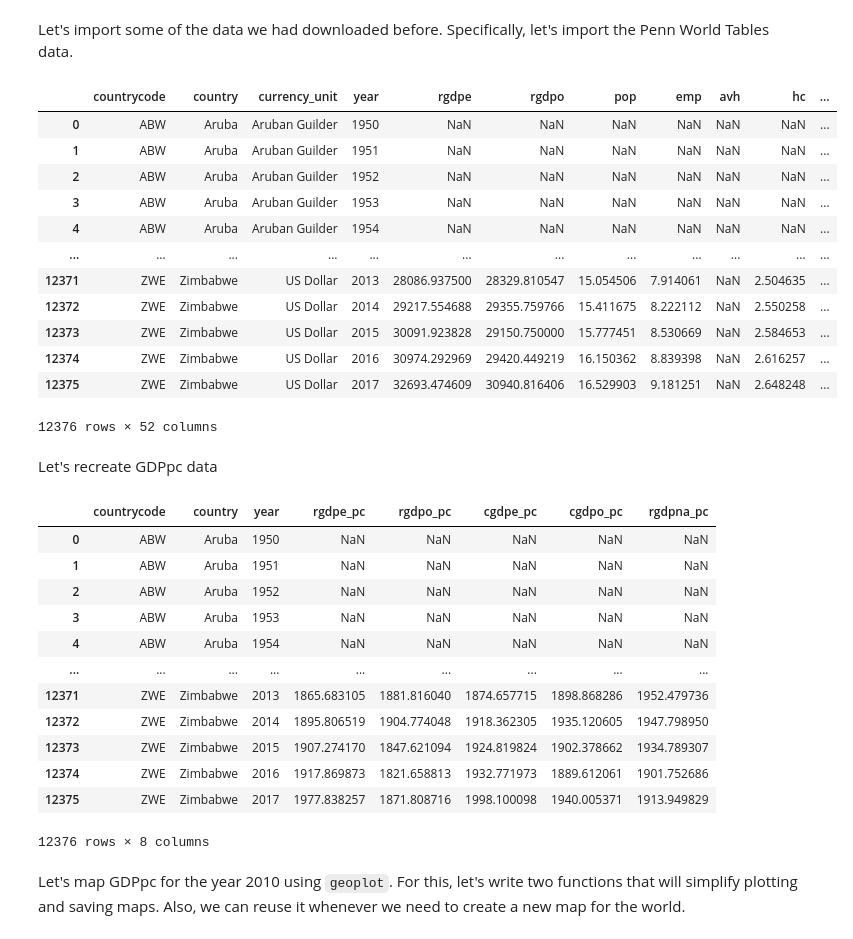
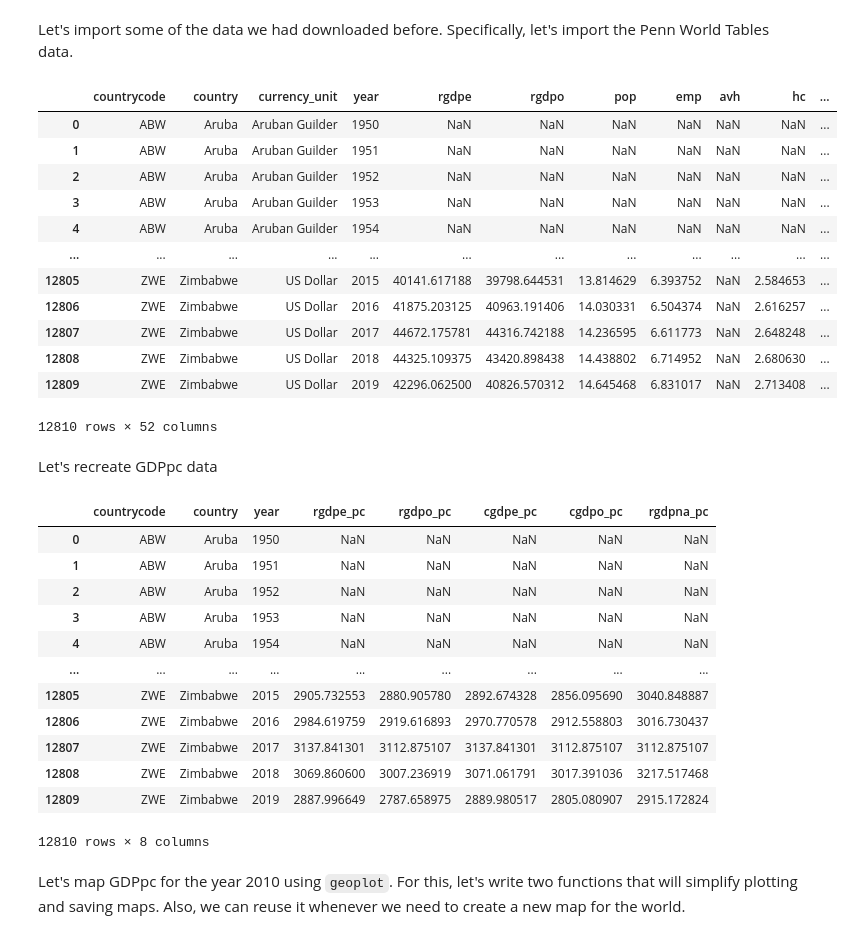
Before and after one commit to SMU-Econ-Growth/EconGrowthUG-Notebooks, a Jupyter notebook: GIS-with-Python.ipynb, the cells around one changed output. Cells and saved outputs as stored; diff of their text form; code cells hidden in the pictures.

```diff
--- a/GIS-with-Python.ipynb
+++ b/GIS-with-Python.ipynb
@@ -412,23 +412,23 @@ import textwrap
 # %% [markdown]
 Let's import some of the data we had downloaded before. Specifically, let's import the Penn World Tables data.
 # %%
-pwt = pd.read_stata(pathout + 'pwt91.dta')
-pwt_xls = pd.read_excel(pathout + 'pwt91.xlsx')
+pwt = pd.read_stata(pathout + 'pwt.dta')
+pwt_xls = pd.read_excel(pathout + 'pwt.xlsx')
 pwt
 # %% [output]
 |  | countrycode | country | currency_unit | year | rgdpe | rgdpo | pop | emp | avh | hc | ... |
 | 0 | ABW | Aruba | Aruban Guilder | 1950 | NaN | NaN | NaN | NaN | NaN | NaN | ... |
 | 1 | ABW | Aruba | Aruban Guilder | 1951 | NaN | NaN | NaN | NaN | NaN | NaN | ... |
 | 2 | ABW | Aruba | Aruban Guilder | 1952 | NaN | NaN | NaN | NaN | NaN | NaN | ... |
 | 3 | ABW | Aruba | Aruban Guilder | 1953 | NaN | NaN | NaN | NaN | NaN | NaN | ... |
 | 4 | ABW | Aruba | Aruban Guilder | 1954 | NaN | NaN | NaN | NaN | NaN | NaN | ... |
 | ... | ... | ... | ... | ... | ... | ... | ... | ... | ... | ... | ... |
-| 12371 | ZWE | Zimbabwe | US Dollar | 2013 | 28086.937500 | 28329.810547 | 15.054506 | 7.914061 | NaN | 2.504635 | ... |
-| 12372 | ZWE | Zimbabwe | US Dollar | 2014 | 29217.554688 | 29355.759766 | 15.411675 | 8.222112 | NaN | 2.550258 | ... |
-| 12373 | ZWE | Zimbabwe | US Dollar | 2015 | 30091.923828 | 29150.750000 | 15.777451 | 8.530669 | NaN | 2.584653 | ... |
-| 12374 | ZWE | Zimbabwe | US Dollar | 2016 | 30974.292969 | 29420.449219 | 16.150362 | 8.839398 | NaN | 2.616257 | ... |
-| 12375 | ZWE | Zimbabwe | US Dollar | 2017 | 32693.474609 | 30940.816406 | 16.529903 | 9.181251 | NaN | 2.648248 | ... |
+| 12805 | ZWE | Zimbabwe | US Dollar | 2015 | 40141.617188 | 39798.644531 | 13.814629 | 6.393752 | NaN | 2.584653 | ... |
+| 12806 | ZWE | Zimbabwe | US Dollar | 2016 | 41875.203125 | 40963.191406 | 14.030331 | 6.504374 | NaN | 2.616257 | ... |
+| 12807 | ZWE | Zimbabwe | US Dollar | 2017 | 44672.175781 | 44316.742188 | 14.236595 | 6.611773 | NaN | 2.648248 | ... |
+| 12808 | ZWE | Zimbabwe | US Dollar | 2018 | 44325.109375 | 43420.898438 | 14.438802 | 6.714952 | NaN | 2.680630 | ... |
+| 12809 | ZWE | Zimbabwe | US Dollar | 2019 | 42296.062500 | 40826.570312 | 14.645468 | 6.831017 | NaN | 2.713408 | ... |
-12376 rows × 52 columns
+12810 rows × 52 columns
 # %% [markdown]
 Let's recreate GDPpc data
 # %%
@@ -450,12 +450,12 @@ pwt[['countrycode', 'country', 'year'] + gdppccols]
 | 3 | ABW | Aruba | 1953 | NaN | NaN | NaN | NaN | NaN |
 | 4 | ABW | Aruba | 1954 | NaN | NaN | NaN | NaN | NaN |
 | ... | ... | ... | ... | ... | ... | ... | ... | ... |
-| 12371 | ZWE | Zimbabwe | 2013 | 1865.683105 | 1881.816040 | 1874.657715 | 1898.868286 | 1952.479736 |
-| 12372 | ZWE | Zimbabwe | 2014 | 1895.806519 | 1904.774048 | 1918.362305 | 1935.120605 | 1947.798950 |
-| 12373 | ZWE | Zimbabwe | 2015 | 1907.274170 | 1847.621094 | 1924.819824 | 1902.378662 | 1934.789307 |
-| 12374 | ZWE | Zimbabwe | 2016 | 1917.869873 | 1821.658813 | 1932.771973 | 1889.612061 | 1901.752686 |
-| 12375 | ZWE | Zimbabwe | 2017 | 1977.838257 | 1871.808716 | 1998.100098 | 1940.005371 | 1913.949829 |
+| 12805 | ZWE | Zimbabwe | 2015 | 2905.732553 | 2880.905780 | 2892.674328 | 2856.095690 | 3040.848887 |
+| 12806 | ZWE | Zimbabwe | 2016 | 2984.619759 | 2919.616893 | 2970.770578 | 2912.558803 | 3016.730437 |
+| 12807 | ZWE | Zimbabwe | 2017 | 3137.841301 | 3112.875107 | 3137.841301 | 3112.875107 | 3112.875107 |
+| 12808 | ZWE | Zimbabwe | 2018 | 3069.860600 | 3007.236919 | 3071.061791 | 3017.391036 | 3217.517468 |
+| 12809 | ZWE | Zimbabwe | 2019 | 2887.996649 | 2787.658975 | 2889.980517 | 2805.080907 | 2915.172824 |
-12376 rows × 8 columns
+12810 rows × 8 columns
 # %% [markdown]
 Let's map GDPpc for the year 2010 using ``geoplot``. For this, let's write two functions that will simplify plotting and saving maps. Also, we can reuse it whenever we need to create a new map for the world.
 # %%
```
Also changed, not shown: parts of 54 cells of this notebook, 21 other files.
